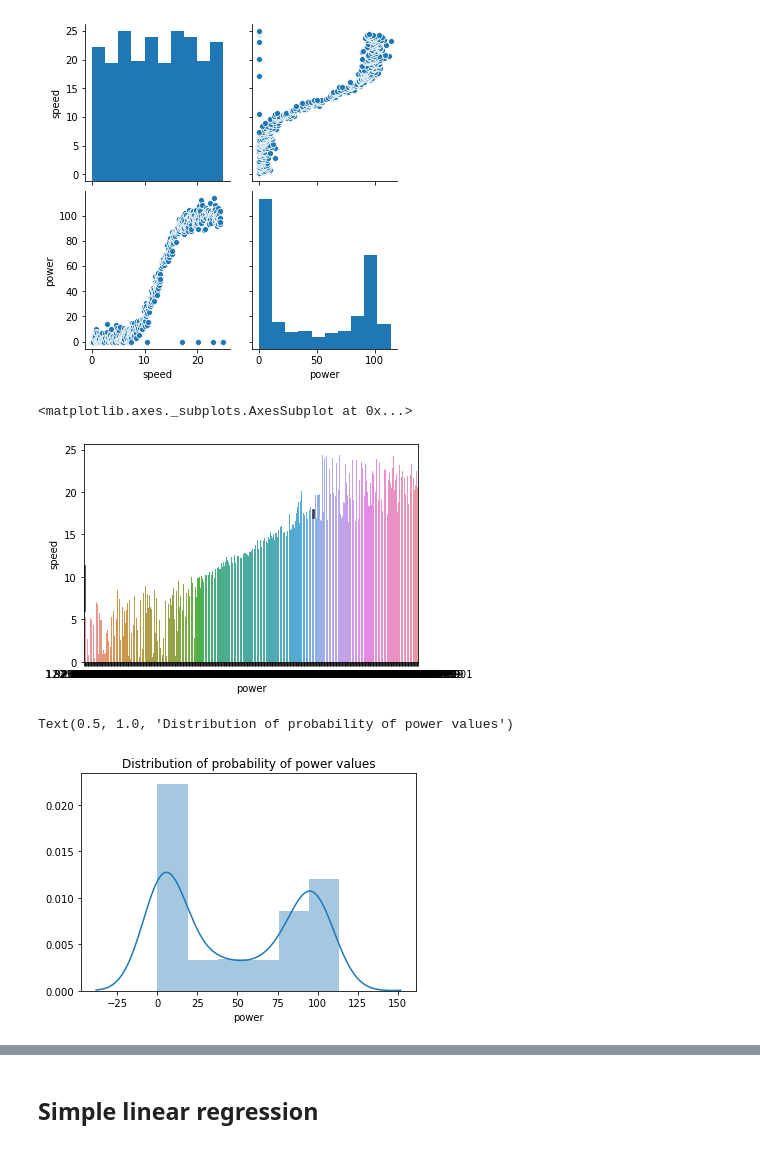
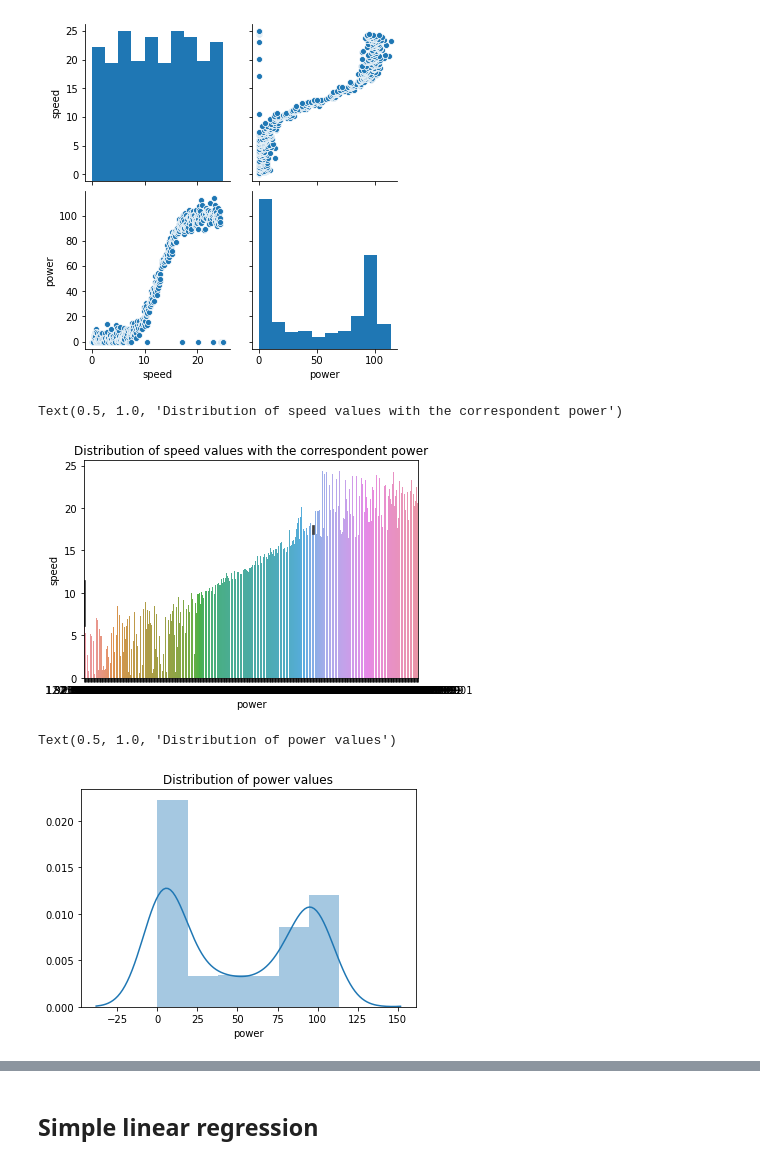
Before and after one commit to Manuferu/Project_FDA, a Jupyter notebook: Powerproduction.ipynb, the cells around one changed output, grey strips where cells are left out. Saved outputs shown, nothing was run; the diff lists cells and outputs as text; code cells hidden in the pictures.

```diff
--- a/Powerproduction.ipynb
+++ b/Powerproduction.ipynb
@@ -35,13 +35,13 @@ sns.pairplot(df)
 <seaborn.axisgrid.PairGrid at 0x...>
 [figure]
 # %%
-sns.barplot(x="power",y="speed", data=df).set_title('Distribution of speed values ')
+sns.barplot(x="power",y="speed", data=df).set_title('Distribution of speed values with the correspondent power')
 # %% [output]
-<matplotlib.axes._subplots.AxesSubplot at 0x...>
+Text(0.5, 1.0, 'Distribution of speed values with the correspondent power')
-[figure, old version]
+[figure, new version]
 # %%
-sns.distplot(df['power']).set_title('Distribution of probability of power values')
+sns.distplot(df['power']).set_title('Distribution of power values')
 # %% [output]
-Text(0.5, 1.0, 'Distribution of probability of power values')
+Text(0.5, 1.0, 'Distribution of power values')
-[figure, old version]
+[figure, new version]
 # %%
```
Also changed, not shown: parts of 11 cells of this notebook.
